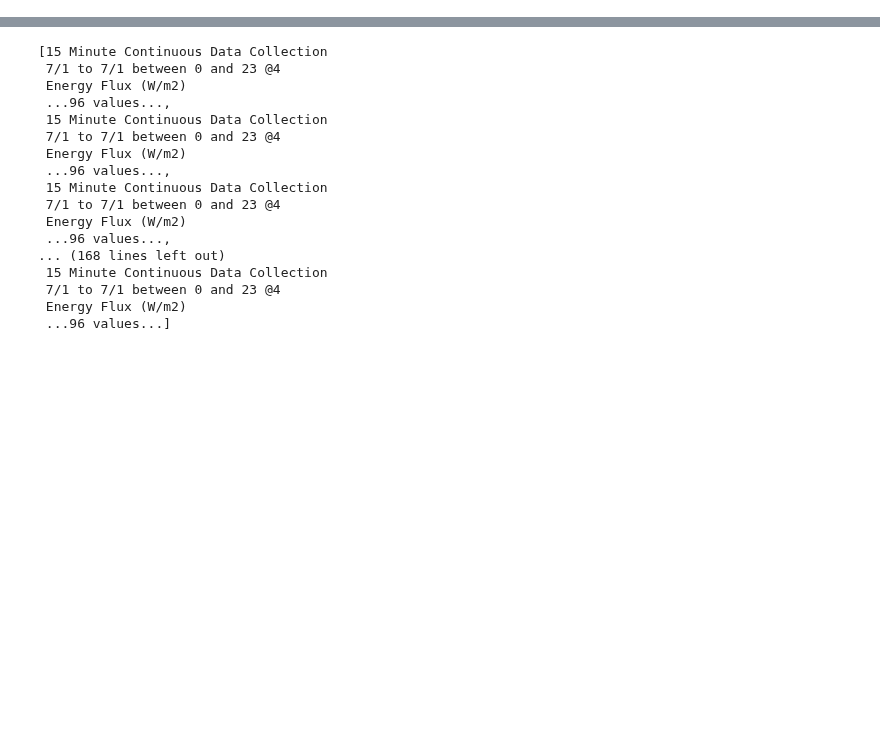
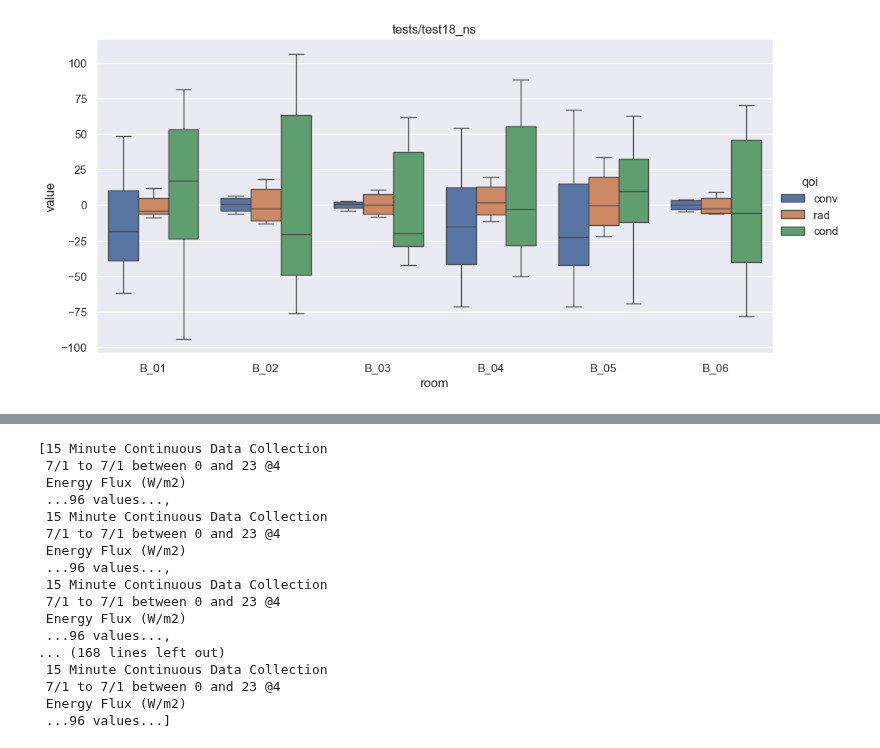
Before and after one commit to juliet29/plan2EPlus, a Jupyter notebook: _notebooks/analysis/t05_balance.ipynb, the cells around one changed output, grey strips where cells are left out. Cells and saved outputs as stored; diff of their text form; code cells hidden in the pictures; blank space fills up the shorter version.

```diff
--- a/_notebooks/analysis/t05_balance.ipynb
+++ b/_notebooks/analysis/t05_balance.ipynb
@@ -64,0 +69,8 @@ bp.df
+# %%
+sns.set_theme()
+# %%
+f = sns.catplot(
+    data=bp.df, x="room", y="value", hue="qoi", kind="box", height=5, aspect=2
+).set(title=bp.case_name)
+# %% [output]
+[figure, added]
```
Also changed, not shown: parts of 10 cells of this notebook, 4 other files.
